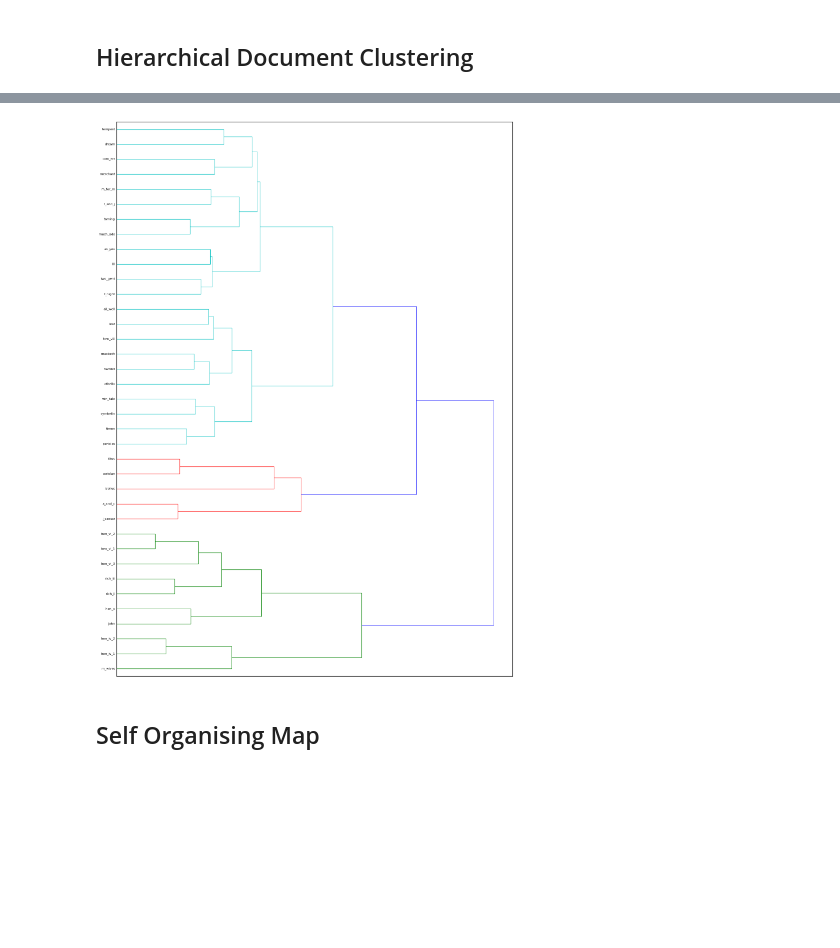
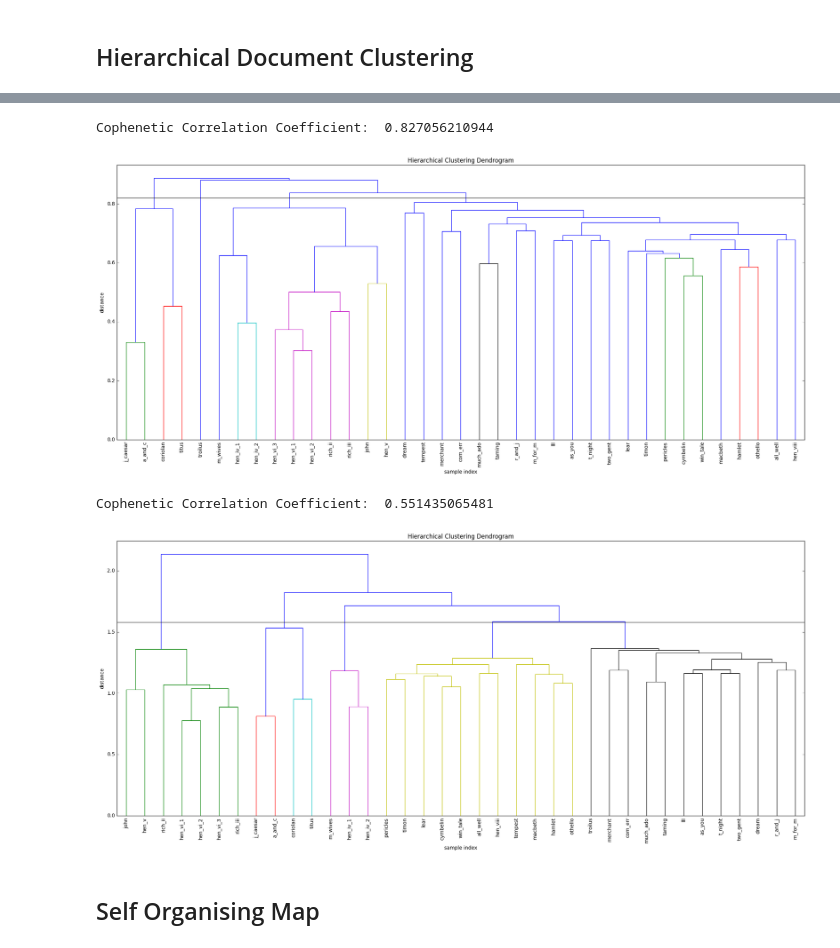
Before and after one commit to rabjohnston/E81HW5, a Jupyter notebook: HW5_rob.ipynb, the cells around one changed output, grey strips where cells are left out. Drawn from its saved outputs; the diff is of its cells as text; code cells hidden in the pictures; blank space fills up the shorter version.

Commit message:
Added dendogram images

```diff
--- a/HW5_rob.ipynb
+++ b/HW5_rob.ipynb
@@ -557,7 +554,52 @@ display_ward(frame_speakers, dist_speakers)
-# %%
-display_ward(frame_plays, dist_plays)
-# %% [output]
-[figure, removed]
+# %%
+# Based on ideas in:
+# https://joernhees.de/blog/2015/08/26/scipy-hierarchical-clustering-and-dendrogram-tutorial/
+from scipy.cluster.hierarchy import cophenet
+from scipy.spatial.distance import pdist
+from scipy.cluster.hierarchy import dendrogram, linkage
+
+def display_dendogram(X, labels, method, metric='euclidean', cutoff=None):
+    # For distance see https://docs.scipy.org/doc/scipy-0.18.1/reference/generated/scipy.spatial.distance.pdist.html
+    # For method see https://docs.scipy.org/doc/scipy-0.14.0/reference/generated/scipy.cluster.hierarchy.linkage.html
+
+
+    #Z = linkage(X, method='single', metric='chebyshev')
+    Z = linkage(X, method, metric)
+
+    # Calculate the Cophenetic Correlation Coefficient - a value close to 1 is good!
+    c, coph_dists = cophenet(Z, pdist(X))
+    print('Cophenetic Correlation Coefficient: ', c)
+
+
+
+    # calculate full dendrogram
+    plt.figure(figsize=(25, 10))
+    plt.title('Hierarchical Clustering Dendrogram')
+    plt.xlabel('sample index')
+    plt.ylabel('distance')
+    dendrogram(
+        Z,
+        labels=labels,
+        leaf_rotation=90.,  # rotates the x axis labels
+        leaf_font_size=10.,  # font size for the x axis labels
+    )
+
+    if cutoff is not None:
+        plt.axhline(y=cutoff, c='k')
+    plt.show()
+# %%
+
+display_dendogram(tfidf_matrix_plays.todense(),
+                  list(frame_plays.title), method='weighted', metric='cosine', cutoff=0.82)
+# %% [output]
+Cophenetic Correlation Coefficient:  0.827056210944
+[figure, added]
+# %%
+display_dendogram(tfidf_matrix_plays.todense(),
+                  list(frame_plays.title), method='ward', metric='euclidean', cutoff=1.58)
+# %% [output]
+Cophenetic Correlation Coefficient:  0.551435065481
+[figure, added]
 # %% [markdown]
 ## Self Organising Map
 # %%
```
Also changed, not shown: parts of 12 cells of this notebook, 2 other files.
